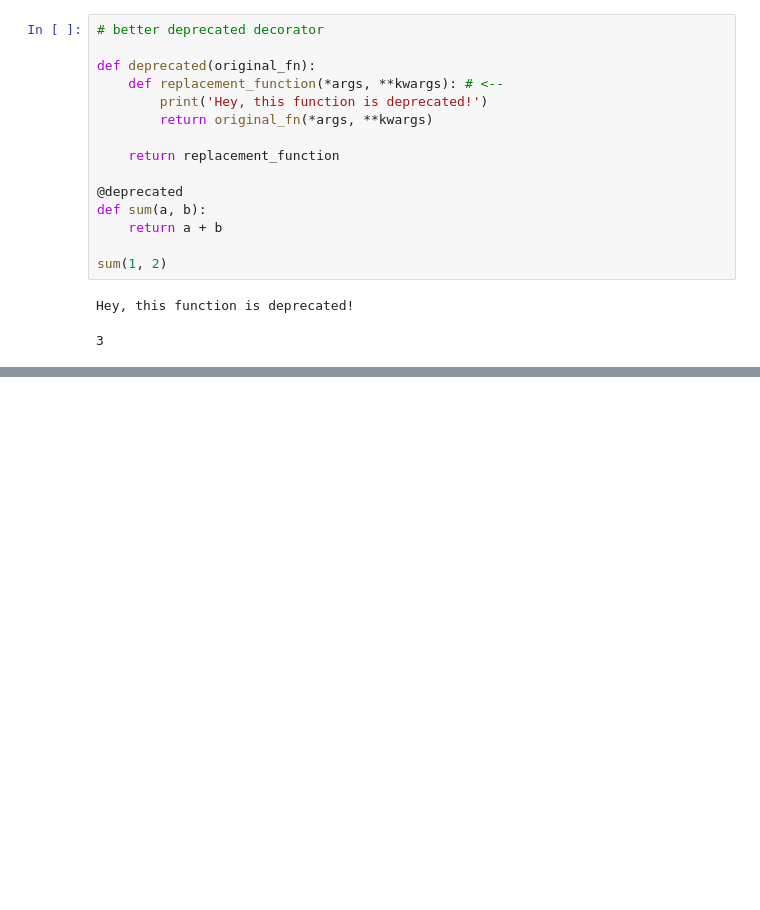
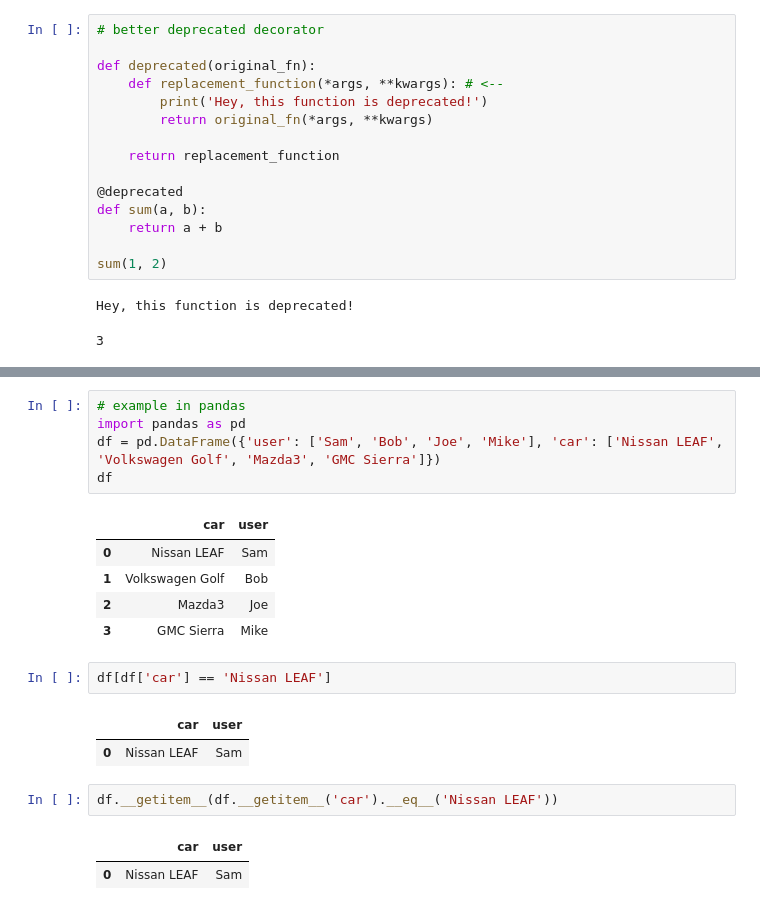
Before and after one commit to ssheftel/python-the-awesome-parts-presentation, a Jupyter notebook: presentation/presentation.ipynb, the cells around one changed output, grey strips where cells are left out. Cells and saved outputs as stored; diff of their text form; blank space fills up the shorter version.

```diff
--- a/presentation/presentation.ipynb
+++ b/presentation/presentation.ipynb
@@ -354,0 +503,21 @@ fib(1)
+# %%
+# example in pandas
+import pandas as pd
+df = pd.DataFrame({'user': ['Sam', 'Bob', 'Joe', 'Mike'], 'car': ['Nissan LEAF', 'Volkswagen Golf', 'Mazda3', 'GMC Sierra']})
+df
+# %% [output]
+|  | car | user |
+| 0 | Nissan LEAF | Sam |
+| 1 | Volkswagen Golf | Bob |
+| 2 | Mazda3 | Joe |
+| 3 | GMC Sierra | Mike |
+# %%
+df[df['car'] == 'Nissan LEAF']
+# %% [output]
+|  | car | user |
+| 0 | Nissan LEAF | Sam |
+# %%
+df.__getitem__(df.__getitem__('car').__eq__('Nissan LEAF'))
+# %% [output]
+|  | car | user |
+| 0 | Nissan LEAF | Sam |
```
Also changed, not shown: parts of 40 cells of this notebook.
